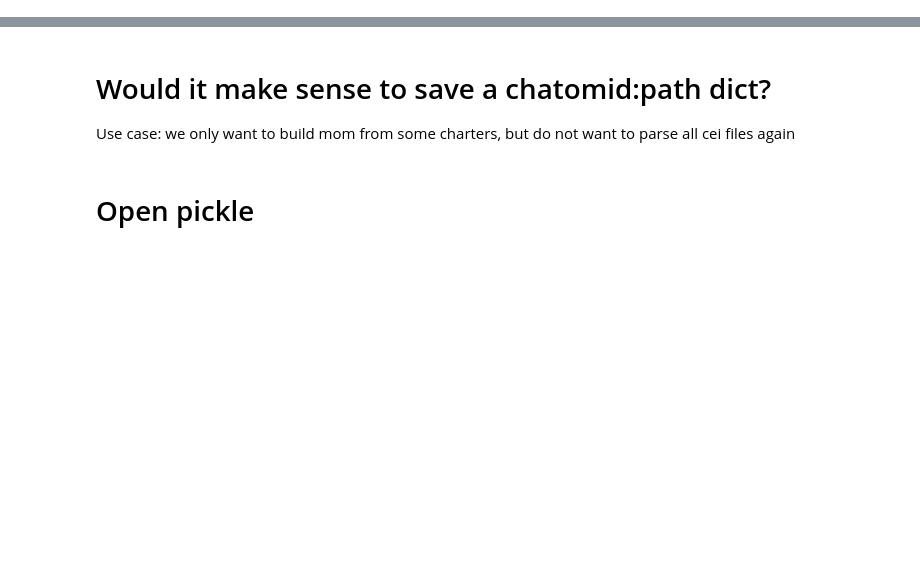
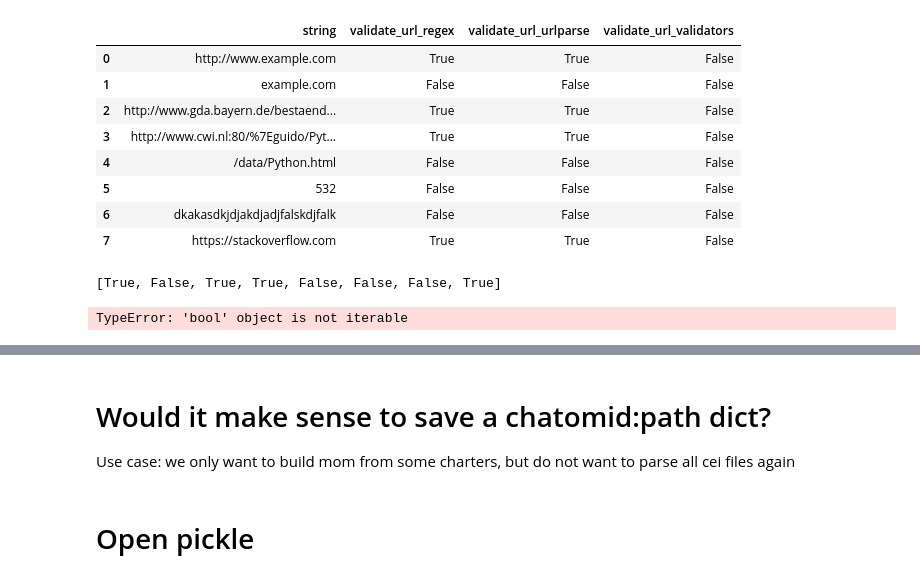
Before and after one commit to Didip-eu/ddpa_lines, a Jupyter notebook: notebooks/playground/fsdb/fsdb.ipynb, the cells around one changed output, grey strips where cells are left out. Saved outputs shown, nothing was run; the diff lists cells and outputs as text; code cells hidden in the pictures; blank space fills up the shorter version.

```diff
--- a/notebooks/playground/fsdb/fsdb.ipynb
+++ b/notebooks/playground/fsdb/fsdb.ipynb
@@ -0,0 +64,46 @@
+# %%
+function_list = [validate_url_regex, validate_url_urlparse, validate_url_validators]
+# %%
+def get_names_from_functions(functions):
+    return [function.__name__ for function in functions]
+# %%
+testframe = pd.DataFrame(
+    columns = get_names_from_functions(function_list),
+    index = string_list
+).reset_index().rename(columns={"index":"string"})
+# %%
+for column in testframe.columns[1:]:
+    for function in function_list:
+        testframe[function.__name__] = testframe.string.apply(function)
+# %%
+testframe
+# %% [output]
+|  | string | validate_url_regex | validate_url_urlparse | validate_url_validators |
+| 0 | http://www.example.com | True | True | False |
+| 1 | example.com | False | False | False |
+| 2 | http://www.gda.bayern.de/bestaend... | True | True | False |
+| 3 | http://www.cwi.nl:80/%7Eguido/Pyt... | True | True | False |
+| 4 | /data/Python.html | False | False | False |
+| 5 | 532 | False | False | False |
+| 6 | dkakasdkjdjakdjadjfalskdjfalk | False | False | False |
+| 7 | https://stackoverflow.com | True | True | False |
+# %%
+testdict = {
+    f"{i}"
+    ""
+
+}
+
+result_list = []
+for i in string_list:
+    result_list.append(validate_url_regex(i))
+result_list
+# %% [output]
+[True, False, True, True, False, False, False, True]
+# %%
+validation_dict = {
+    "regex": [i for i in [validate_url_regex(i)],
+    "urlparse": [i for i in validate_url_urlparse(i)]
+}
+# %% [output]
+TypeError: 'bool' object is not iterable
```
Also changed, not shown: parts of 8 cells of this notebook, 3 other files.
